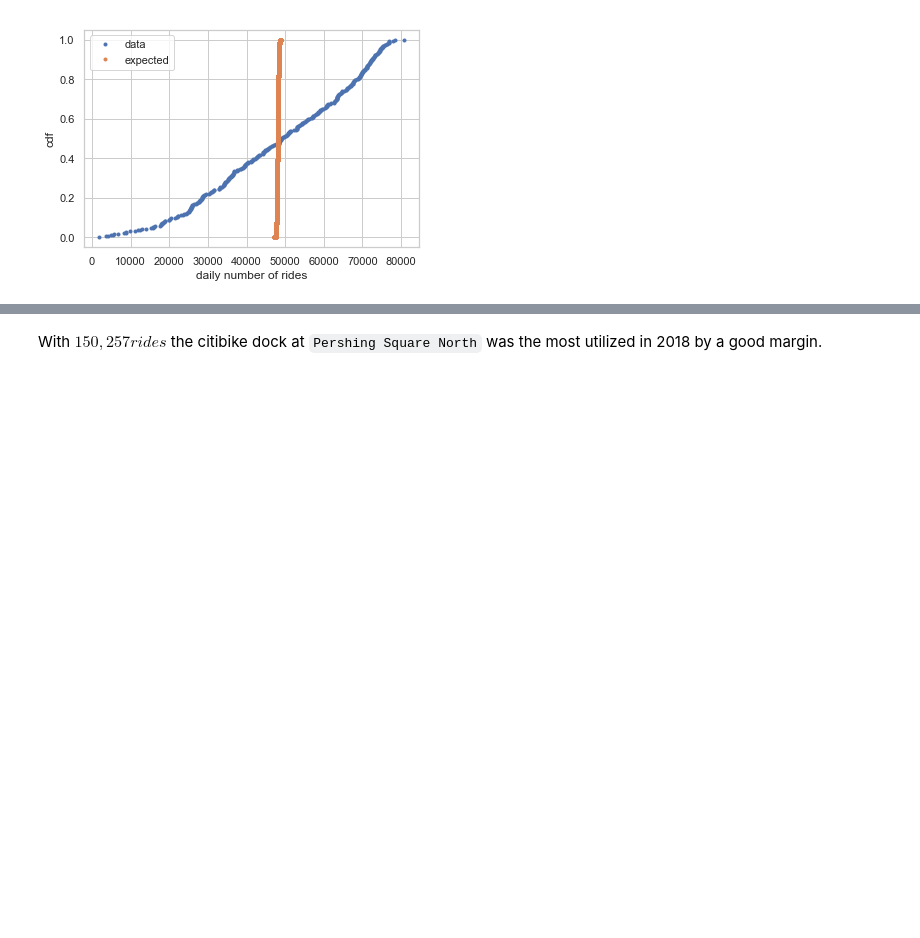
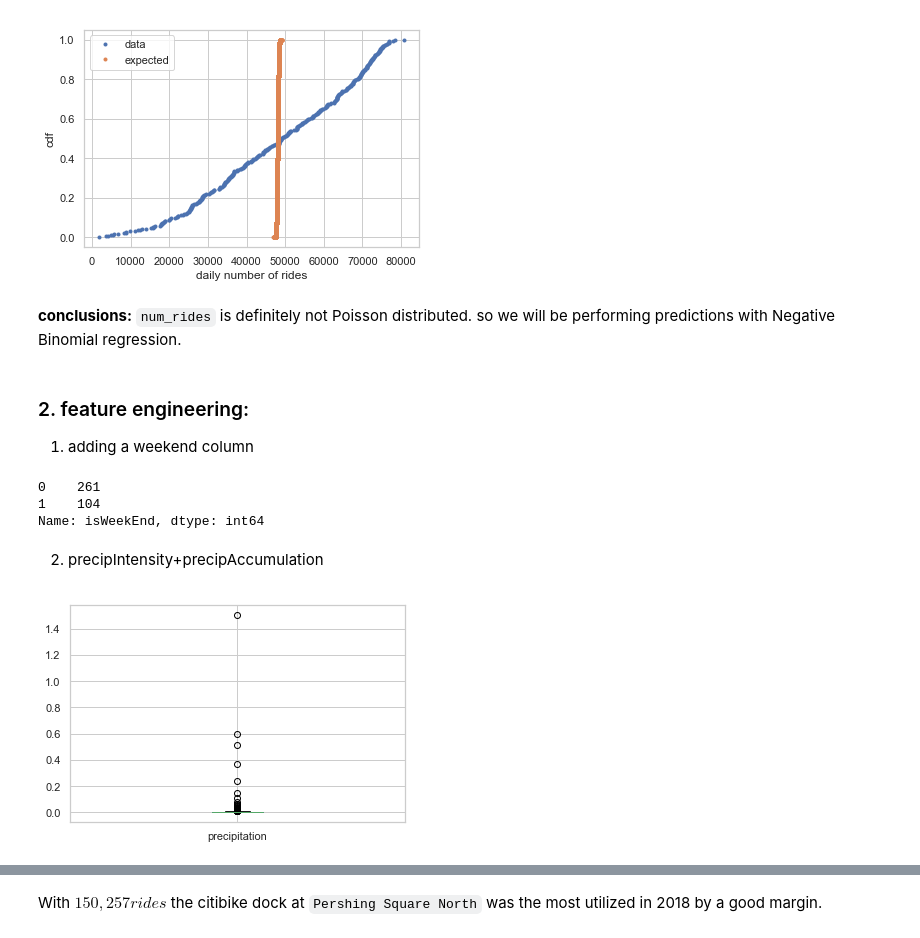
Before and after one commit to jacoblgoodman/DAV-5400, a Jupyter notebook: final/j_goodman_finalproject.ipynb, the cells around one changed output, grey strips where cells are left out. Drawn from its saved outputs; the diff is of its cells as text; code cells hidden in the pictures; blank space fills up the shorter version.

```diff
--- a/final/j_goodman_finalproject.ipynb
+++ b/final/j_goodman_finalproject.ipynb
@@ -451,3 +503,28 @@ _ = plt.ylabel('cdf')
 _ = plt.xlabel('daily number of rides')
 # %% [output]
 [figure]
+# %% [markdown]
+**conclusions:**  `num_rides` is definitely not Poisson distributed. so we will be performing predictions with Negative Binomial regression.
+# %% [markdown]
+### 2. feature engineering:
+ 1. adding a weekend column
+# %%
+#setting column
+df['isWeekEnd'] = (df.index.dayofweek>4).astype(int)
+#starting new datafram df_adt
+df_adt = df.loc[:,['temperatureMax','isWeekEnd']].copy(deep=False)
+
+#Sanity check
+df_adt.isWeekEnd.value_counts()
+# %% [output]
+0    261
+1    104
+Name: isWeekEnd, dtype: int64
+# %% [markdown]
+2. precipIntensity+precipAccumulation
+# %%
+df_adt['precipitation'] = df.precipAccumulation+df.precipIntensity
+
+df_adt['precipitation'].plot.box();
+# %% [output]
+[figure, added]
```
Also changed, not shown: parts of 28 cells of this notebook.
